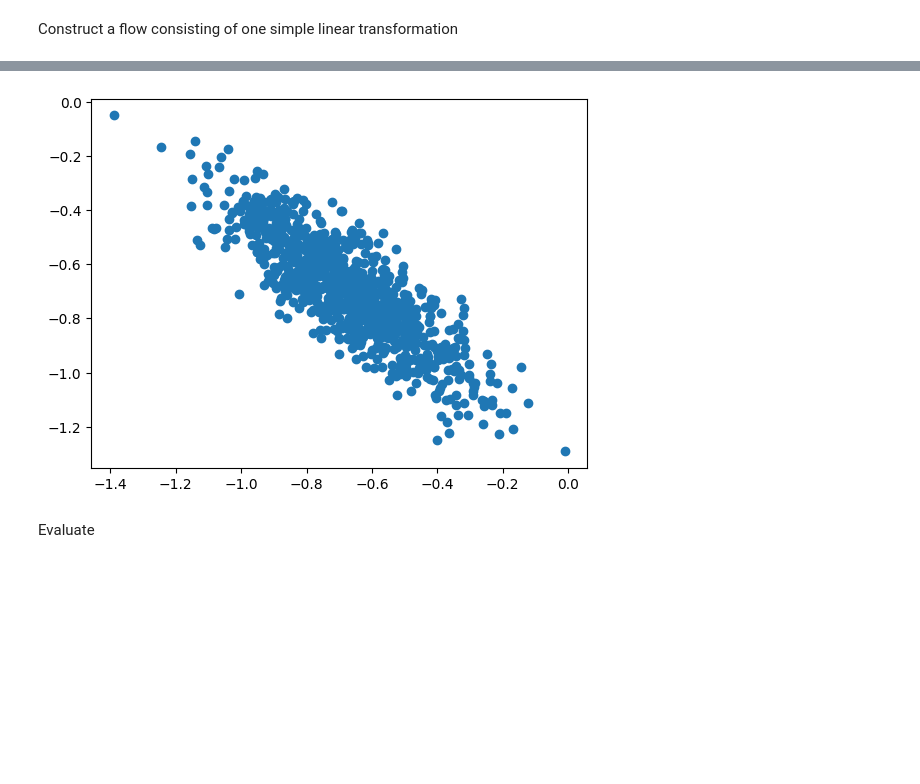
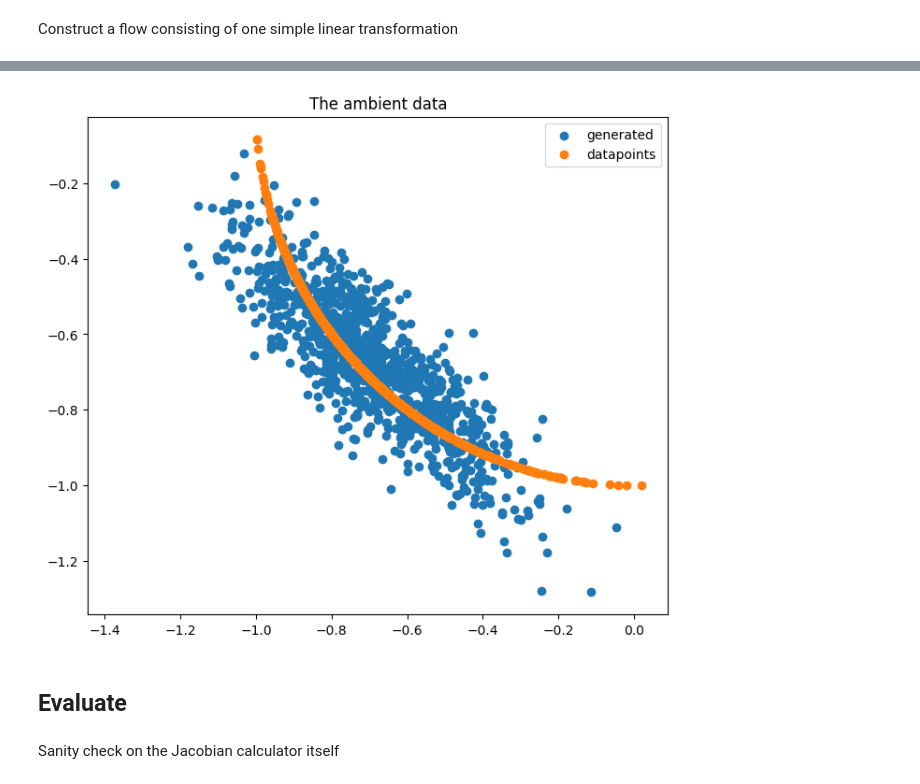
Before and after one commit to HamidrezaKmK/ood-detection, a Jupyter notebook: notebooks/ood_toy_example.ipynb, the cells around one changed output, grey strips where cells are left out. Drawn from its saved outputs; the diff is of its cells as text; code cells hidden in the pictures; blank space fills up the shorter version.

```diff
--- a/notebooks/ood_toy_example.ipynb
+++ b/notebooks/ood_toy_example.ipynb
@@ -21,8 +21,9 @@ import torch
 from torch.utils.data import DataLoader
 from model_zoo.datasets.generated import Sphere
 from model_zoo.datasets.utils import OmitLabels
+D = 2
 
-dataset = Sphere('', 'test', manifold_dim=1, ambient_dim=2, mu=np.array([-3, -3]))
-device = 'cpu' if not torch.cuda.is_available() else 'cuda:0'
+dataset = Sphere('', 'test', manifold_dim=D-1, ambient_dim=D, mu=-3 * np.ones(D) )
+device = 'cpu' if not torch.cuda.is_available() else 'cuda:4'
 dataset = dataset.to(device)
 dataloader = DataLoader(OmitLabels(dataset), batch_size=50)
@@ -29,3 +32,24 @@ dataloader = DataLoader(OmitLabels(dataset), batch_size=50)
+# %%
+def plot_with_pca(datas, labels, alphas=None, title=None):
+    from sklearn.decomposition import PCA
+    import matplotlib.pyplot as plt
+    plt.figure(figsize=(8, 8))
+    ax = plt.gca()
+    ax.set_aspect('equal', adjustable='box')
+    datas = [data.cpu() for data in datas]
+    all_data = torch.cat(datas, dim=0).cpu().numpy()
+    if all_data.shape[1] > 2:
+        pca = PCA(n_components=2)
+        pca.fit(all_data)
+    if alphas is None:
+        alphas = [1. for _ in datas]
+    for data, label, alpha in zip(datas, labels, alphas):
+        if data.shape[1] > 2:
+            data = pca.transform(data.cpu().numpy())
+        plt.scatter(data[:, 0], data[:, 1], label=label, alpha=alpha)
+    plt.title(title)
+    plt.legend()
+    plt.show()
 # %%
 import matplotlib.pyplot as plt
 %matplotlib inline
@@ -42,13 +67,14 @@ from torch import optim
 from model_zoo.density_estimator.flow import NormalizingFlow
 
 flow = NormalizingFlow(
-    dim=2,
+    dim=D,
     transform=[{
         'class_path': 'nflows.transforms.lu.LULinear',
         'init_args': {
-            'features': 2
-        }
+            'features': D
+        },
     }],
+    scale_data=False,
 ).to(device)
 
 optimizer = optim.Adam(flow.parameters(), lr=0.001)
@@ -59,3 +85,5 @@ scheduler = optim.lr_scheduler.LambdaLR(
 
 flow.optimizer = optimizer
 flow.lr_scheduler = scheduler
+flow.data_min = torch.ones_like(flow.data_min) * dataset.get_data_min()
+flow.data_max = torch.ones_like(flow.data_max) * dataset.get_data_max()
@@ -69,12 +95,13 @@ for epoch in tqdm(range(1000), desc="Training the flow model"):
 # %%
 
 gen_sample = flow.sample(1000).cpu().detach()
-plt.scatter(gen_sample[:, 0], gen_sample[:, 1])
-plt.show()
+plot_with_pca([gen_sample, dataset.x], ["generated", "datapoints"], alphas=[1.0, 1.0], title="The ambient data")
+# plt.scatter(gen_sample[:, 0], gen_sample[:, 1])
+# plt.show()
 # %% [output]
-[figure, old version]
+[figure, new version]
-# %% [markdown]
-Evaluate
+# %% [markdown]
+## Evaluate
 # %%
 from ood.methods.linear_approximations.latent_statistics import EllipsoidCDFStatsCalculator
 from ood.methods.linear_approximations.encoding_model import EncodingFlow
@@ -103,5 +133,7 @@ sampling_loader = torch.utils.data.DataLoader(
 jax, z_values = ellipsoid_calc.encoding_model.calculate_jacobian(
     loader=sampling_loader,
 )
+# %% [markdown]
+Sanity check on the Jacobian calculator itself
 # %%
 for x_, z_, jac_ in zip(sampling_loader, z_values, jax):
```
Also changed, not shown: parts of 20 cells of this notebook, 14 other files.
